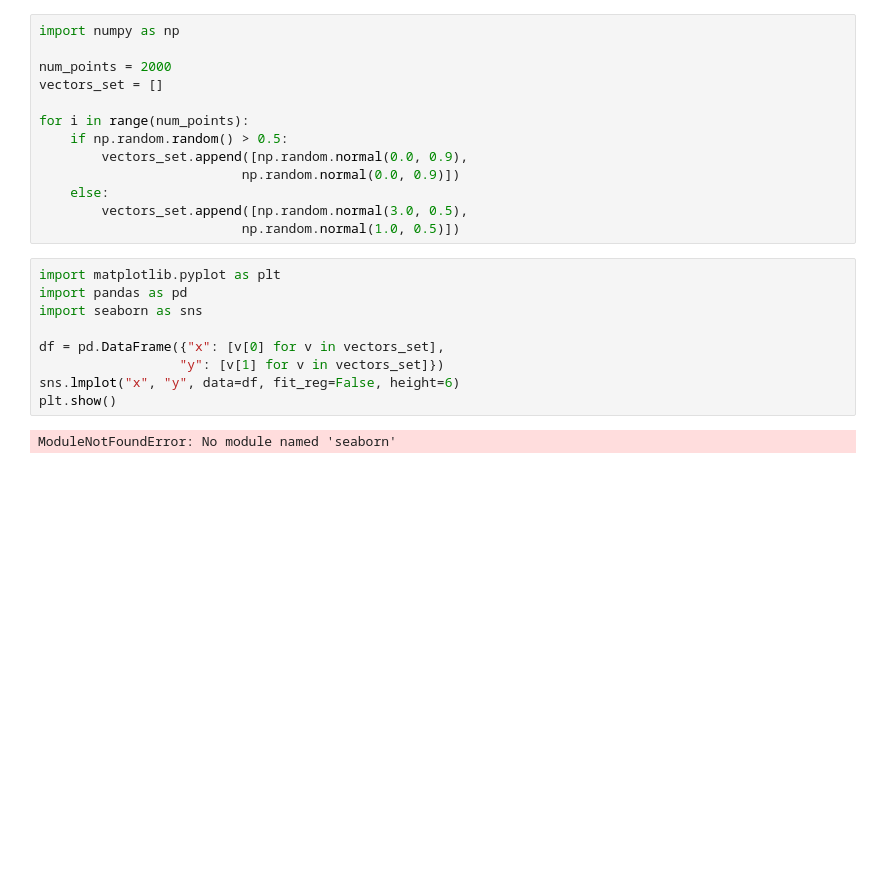
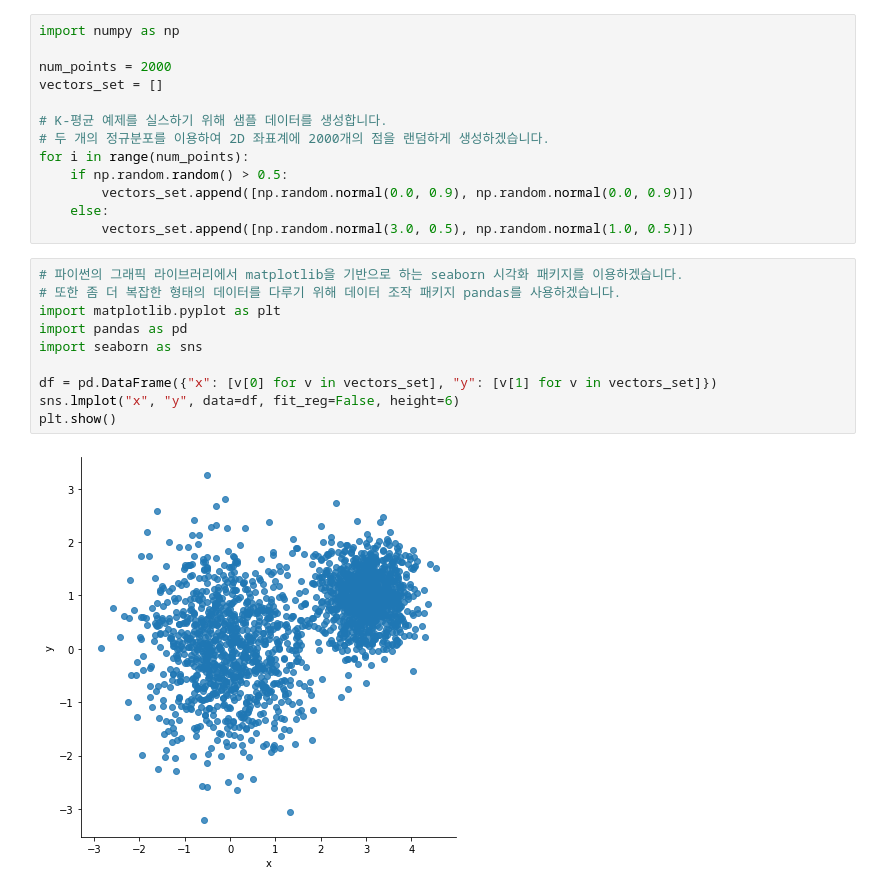
Before and after one commit to ynebula/First-Contact-with-Books, a Jupyter notebook: Tensorflow/K_Means.ipynb, the cells around one changed output. Cells and saved outputs as stored; diff of their text form; blank space fills up the shorter version.

```diff
--- a/Tensorflow/K_Means.ipynb
+++ b/Tensorflow/K_Means.ipynb
@@ -4,24 +4,25 @@ import numpy as np
 num_points = 2000
 vectors_set = []
 
+# K-평균 예제를 실스하기 위해 샘플 데이터를 생성합니다.
+# 두 개의 정규분포를 이용하여 2D 좌표계에 2000개의 점을 랜덤하게 생성하겠습니다.
 for i in range(num_points):
     if np.random.random() > 0.5:
-        vectors_set.append([np.random.normal(0.0, 0.9),
-                          np.random.normal(0.0, 0.9)])
+        vectors_set.append([np.random.normal(0.0, 0.9), np.random.normal(0.0, 0.9)])
     else:
-        vectors_set.append([np.random.normal(3.0, 0.5),
-                          np.random.normal(1.0, 0.5)])
+        vectors_set.append([np.random.normal(3.0, 0.5), np.random.normal(1.0, 0.5)])
 # %%
+# 파이썬의 그래픽 라이브러리에서 matplotlib을 기반으로 하는 seaborn 시각화 패키지를 이용하겠습니다.
+# 또한 좀 더 복잡한 형태의 데이터를 다루기 위해 데이터 조작 패키지 pandas를 사용하겠습니다.
 import matplotlib.pyplot as plt
 import pandas as pd
 import seaborn as sns
 
-df = pd.DataFrame({"x": [v[0] for v in vectors_set],
-                  "y": [v[1] for v in vectors_set]})
+df = pd.DataFrame({"x": [v[0] for v in vectors_set], "y": [v[1] for v in vectors_set]})
 sns.lmplot("x", "y", data=df, fit_reg=False, height=6)
 plt.show()
 # %% [output]
-ModuleNotFoundError: No module named 'seaborn'
+[figure, added]
 # %%
 import tensorflow as tf
 
```
Also changed, not shown: parts of 2 cells of this notebook, 4 other files.
